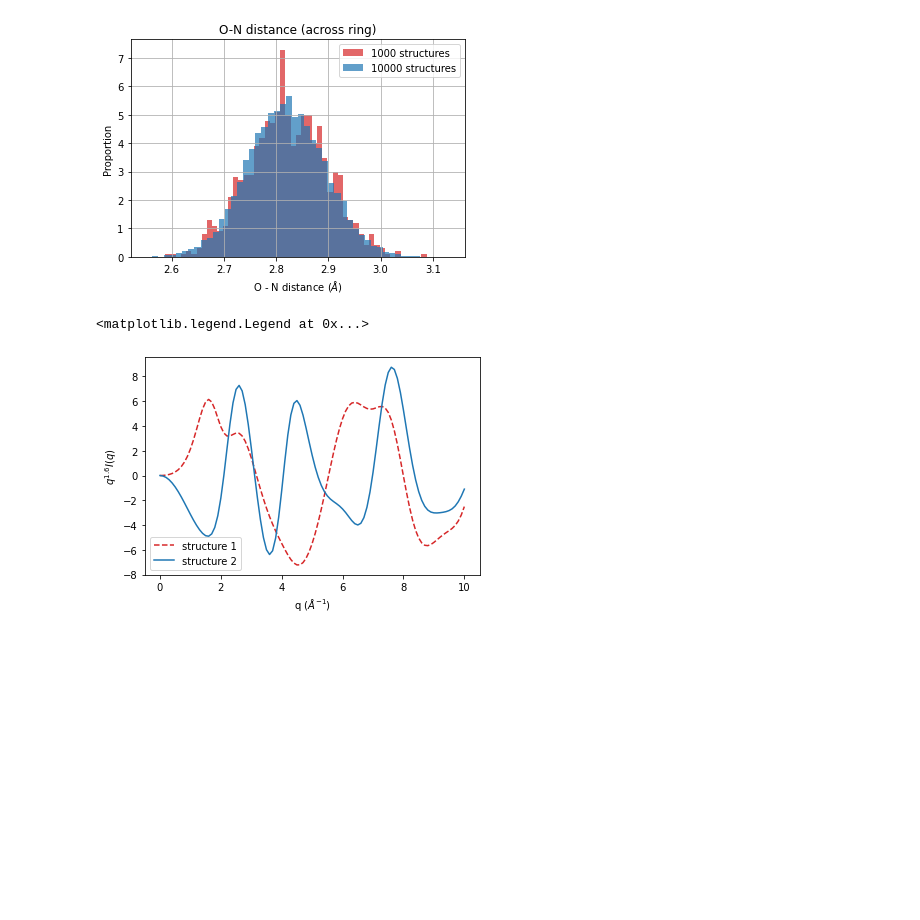
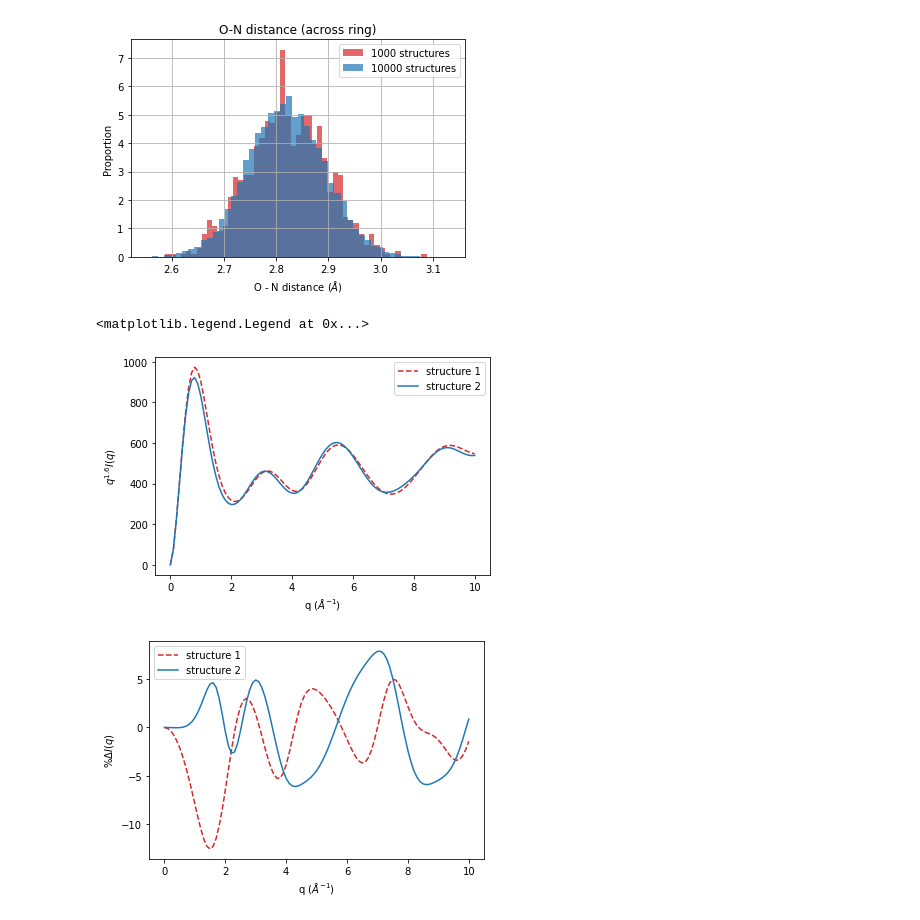
Before and after one commit to tnorthey/molecule, a Jupyter notebook: notebooks/bond_distances_histograms.ipynb, the cells around one changed output. Drawn from its saved outputs; the diff is of its cells as text; code cells hidden in the pictures; blank space fills up the shorter version.

Commit message:
chi2 arrays

```diff
--- a/notebooks/bond_distances_histograms.ipynb
+++ b/notebooks/bond_distances_histograms.ipynb
@@ -77,22 +77,30 @@ plt.savefig(fname, dpi=300, facecolor='w', edgecolor='w',
 [figure]
 [figure]
 # %%
-f = np.load('../iam_arrays.npz')
+f = np.load('../iam_arrays_10.npz')
 q = f['q']
-I_0 = f['iam'][:,0]  # reference
-I_1 = 100 * ( f['iam'][:,1]/I_0 - 1 )
-I_2 = 100 * ( f['iam'][:,3]/I_0 - 1 )
+data = f['iam']
+I_0 = data[:, 0]  # reference
+I_1 = data[:, 5]
+I_2 = data[:, 7]
+pc_1 = 100 * ( f['iam'][:,5]/I_0 - 1 )
+pc_2 = 100 * ( f['iam'][:,7]/I_0 - 1 )
 
 plt.figure()
 val = 1.6
-#plt.plot(q, q**val*I_0, color='C3', linestyle='dashed')
-#plt.plot(q, q**val*I_1, color='C0', linestyle='solid')
-plt.plot(q, I_1, color='C3', linestyle='dashed')
-plt.plot(q, I_2, color='C0', linestyle='solid')
+plt.plot(q, q**val*I_0, color='C3', linestyle='dashed')
+plt.plot(q, q**val*I_1, color='C0', linestyle='solid')
 plt.xlabel('q ($\AA^{-1}$)')
 plt.ylabel('$q^{%2.1f} I(q)$' % val)
+plt.legend(('structure 1','structure 2'))
+
+plt.figure()
+plt.plot(q, pc_1, color='C3', linestyle='dashed')
+plt.plot(q, pc_2, color='C0', linestyle='solid')
+plt.xlabel('q ($\AA^{-1}$)')
 plt.ylabel('$\%\Delta I(q)$')
 plt.legend(('structure 1','structure 2'))
 # %% [output]
 <matplotlib.legend.Legend at 0x...>
-[figure, old version]
+[figure, new version]
+[figure, added]
```
Also changed, not shown: parts of 1 cell of this notebook, 5 other files.
